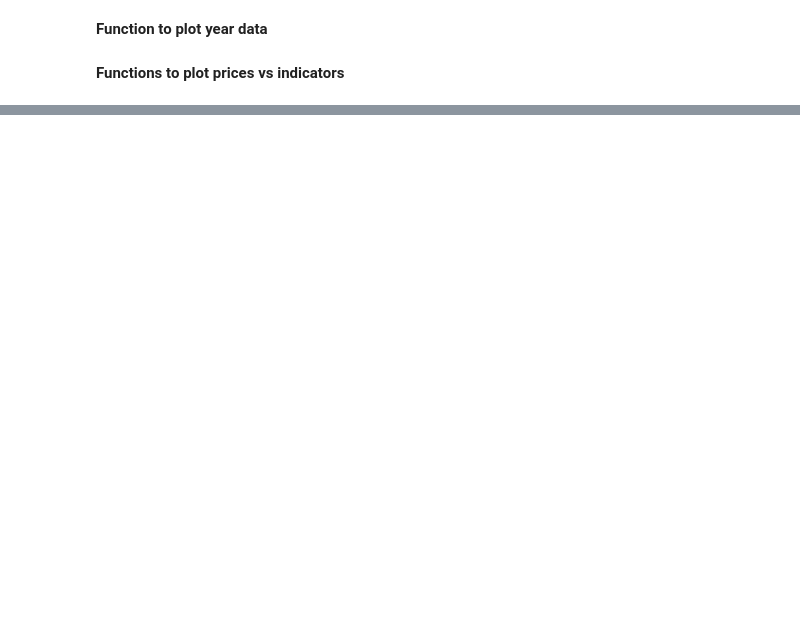
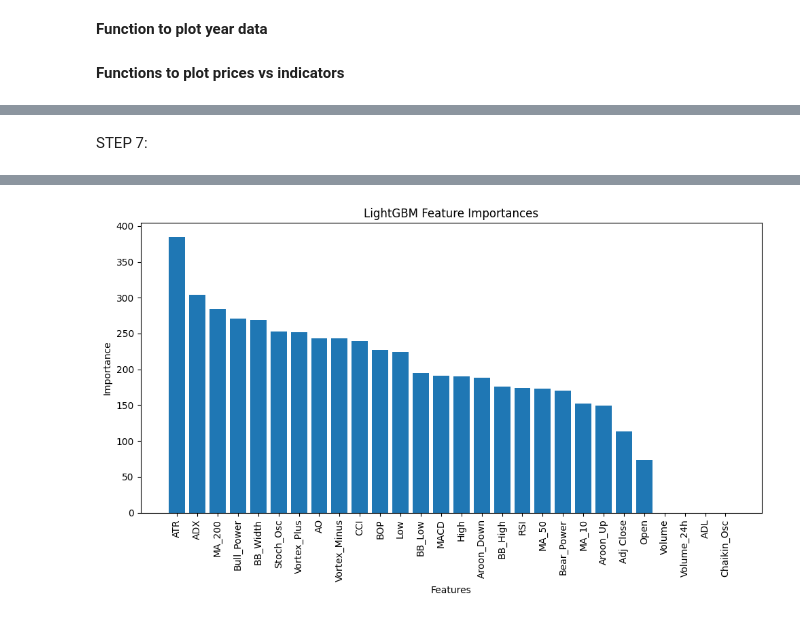
Before and after one commit to lbibi1805-dot/ML_FOREX, a Jupyter notebook: MainScript.ipynb, the cells around one changed output, grey strips where cells are left out. Drawn from its saved outputs; the diff is of its cells as text; code cells hidden in the pictures; blank space fills up the shorter version.

```diff
--- a/MainScript.ipynb
+++ b/MainScript.ipynb
@@ -216,0 +488,3 @@ for indicator in indicators:
+# %%
+num_feat_names = num_feat_names = X_train.select_dtypes(include=[np.number]).columns.tolist()
+print(num_feat_names)
@@ -216,0 +769,17 @@ for indicator in indicators:
+# %%
+model = SVR(kernel='rbf')  # fix here, với kernel 'rbf' mặc định
+model.fit(X_train, y_train)
+
+print('\n____________Support Vector Regressor (SVR)____________')
+
+# Tính toán r2 score và rmse
+r2score, rmse = r2score_and_rmse(model, X_train, y_train)
+print('\nR2 score (on training data, best=1):', r2score)
+print("Root Mean Square Error: ", rmse)
+
+# Dự đoán nhãn cho một số mẫu thử nghiệm
+print("\nPredictions: ", model.predict(X_test[:9]).round(decimals=1))
+print("Labels:      ", list(y_test[:9]))
+
+# Lưu mô hình đã huấn luyện
+store_model(model)
@@ -216,0 +1154,56 @@ for indicator in indicators:
+# %% [markdown]
+STEP 7:
+# %%
+search = joblib.load('saved_objects/LGBMRegressor_gridsearch.pkl')
+best_model = search.best_estimator_
+print('\n____________ ANALYZE AND TEST SOLUTION ____________')
+print('SOLUTION: ' , best_model)
+store_model(best_model, model_name="SOLUTION")
+
+if type(best_model).__name__ == "LGBMRegressor":
+    # Get feature importances
+    feature_importances = best_model.feature_importances_
+
+    # Get feature names (assuming X_train.columns contains your feature names)
+    feature_names = X_train.columns.tolist()
+
+    # Create a list of tuples with feature names and their importance scores
+    feature_importance_pairs = list(zip(feature_names, feature_importances))
+
+    # Sort the pairs by importance score in descending order
+    sorted_importances = sorted(feature_importance_pairs, key=lambda x: x[1], reverse=True)
+
+    print('\nFeatures and importance scores:')
+    for name, importance in sorted_importances:
+        print(f"{name}: {importance:.4f}")
+
+    # Optionally, you can create a bar plot of feature importances
+    plt.figure(figsize=(10, 6))
+    plt.bar([x[0] for x in sorted_importances], [x[1] for x in sorted_importances])
+    plt.xticks(rotation=90)
+    plt.xlabel('Features')
+    plt.ylabel('Importance')
+    plt.title('LightGBM Feature Importances')
+    plt.tight_layout()
+    plt.show()
+
+#%% 7.3 Run on test data
+try:
+    num_pipeline = joblib.load(r'models/num_pipeline.pkl')
+except FileNotFoundError:
+    print("Error: num_pipeline.pkl file not found. Make sure you have saved the pipeline.")
+    # Nếu không tìm thấy file, bạn có thể cần phải tạo và lưu pipeline trước
+
+processed_test_set = num_pipeline.transform(test_set)
+# 7.3.1 Compute R2 score and root mean squared error
+r2score, rmse = r2score_and_rmse(best_model, processed_test_set, y_test)
+print('\nPerformance on test data:')
+print('R2 score (on test data, best=1):', r2score)
+print("Root Mean Square Error: ", rmse)
+
+# 7.3.2 Predict labels for some test instances
+print("\nTest data: \n", X_test.iloc[0:9])
+print("\nPredictions: ", best_model.predict(processed_test_set[0:9]).round(decimals=1))
+print("Labels:      ", list(y_test[0:9]),'\n')
+print("\nProcessed: \n", processed_test_set)
+# %% [output]
@@ -216,0 +1227 @@ for indicator in indicators:
+[figure, added]
```
Also changed, not shown: parts of 60 cells of this notebook, 29 other files.
